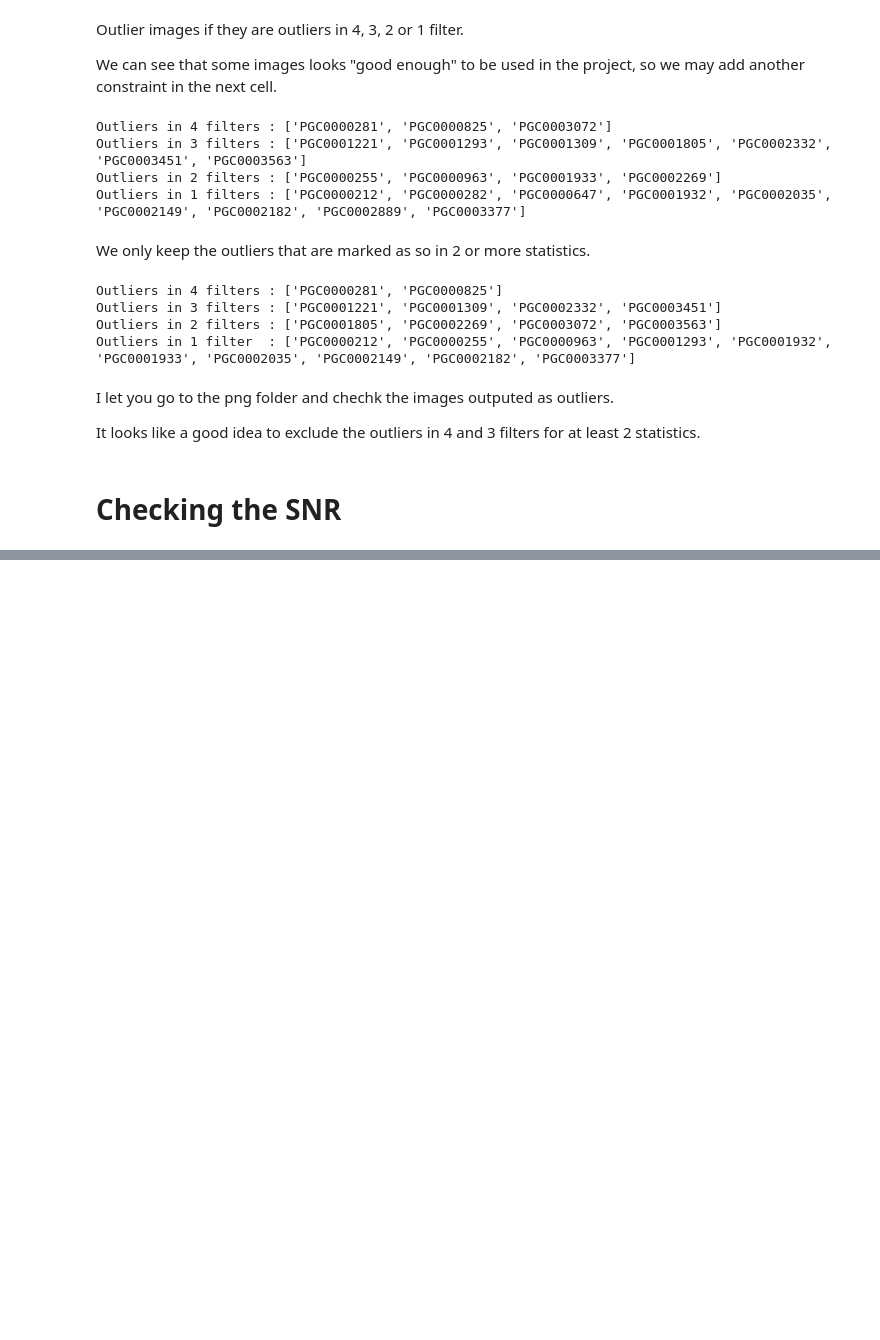
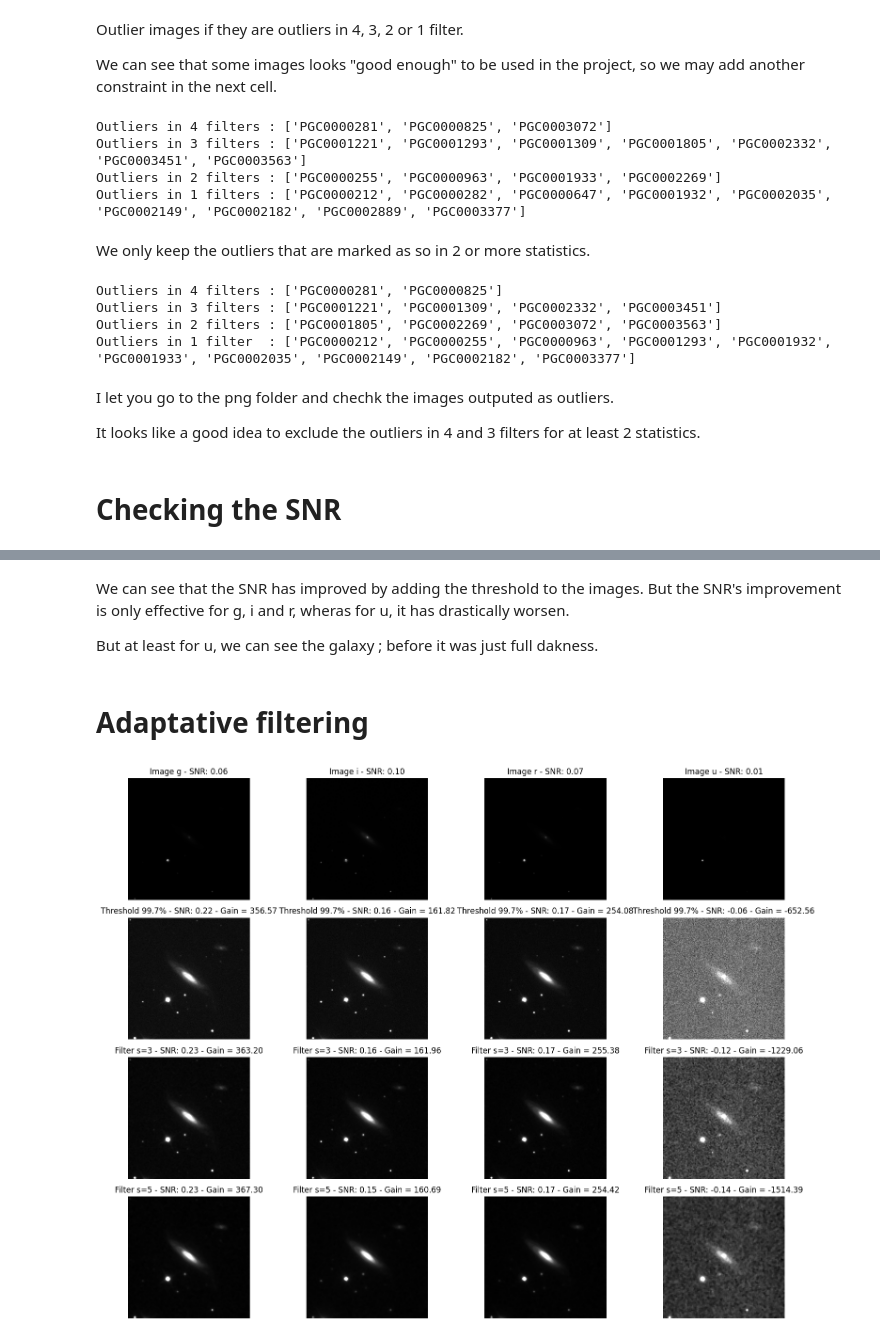
Before and after one commit to Linasa64/Galaxy_Morphology_Classification, a Jupyter notebook: code/statistical_analysis.ipynb, the cells around one changed output, grey strips where cells are left out. Saved outputs shown, nothing was run; the diff lists cells and outputs as text; code cells hidden in the pictures; blank space fills up the shorter version.

```diff
--- a/code/statistical_analysis.ipynb
+++ b/code/statistical_analysis.ipynb
@@ -259,0 +308,65 @@ It looks like a good idea to exclude the outliers in 4 and 3 filters for at leas
+# %% [markdown]
+We can see that the SNR has improved by adding the threshold to the images. But the SNR's improvement is only effective for g, i and r, wheras for u, it has drastically worsen.
+
+But at least for u, we can see the galaxy ; before it was just full dakness.
+# %% [markdown]
+# Adaptative filtering
+# %%
+from scipy.ndimage import median_filter
+
+def apply_adaptive_filtering(image_data, size=3):
+    return median_filter(image_data, size=size)
+
+def plot_images_with_percentile(galaxy):
+    start = "./../dataset/"
+    fits_files = [f"{start}{folder}/{galaxy}_{folder}.fits" for folder in ['g', 'i', 'r', 'u']]
+
+    fig, axes = plt.subplots(4, 4, figsize=(16, 12))
+
+    filters = ['g', 'i', 'r', 'u']
+
+    for i, fits_file in enumerate(fits_files):
+        hdul = fits.open(fits_file)
+        image_data = hdul[0].data
+
+        original_snr = compute_snr(image_data)
+
+        percentile = 99.7
+        scaled_image = apply_percentile_threshold(image_data, percentile)
+        scaled_snr = compute_snr(scaled_image)
+
+        ax = axes[0, i]
+        ax.imshow(image_data, cmap='gray', origin='lower')
+        ax.set_title(f'Image {filters[i]} - SNR: {original_snr:.2f}')
+        ax.axis('off')
+
+        ax = axes[1, i]
+        ax.imshow(scaled_image, cmap='gray', origin='lower')
+        ax.set_title(f'Threshold {percentile}% - SNR: {scaled_snr:.2f} - Gain = {scaled_snr / original_snr * 100:.2f}')
+        ax.axis('off')
+
+        size = 3
+        filtered_image = apply_adaptive_filtering(scaled_image, size=size)
+        filtered_snr = compute_snr(filtered_image)
+
+        ax = axes[2, i]
+        ax.imshow(filtered_image, cmap='gray', origin='lower')
+        ax.set_title(f'Filter s={size} - SNR: {filtered_snr:.2f} - Gain = {filtered_snr / original_snr * 100:.2f}')
+        ax.axis('off')
+
+        size = 5
+        filtered_image = apply_adaptive_filtering(scaled_image, size=size)
+        filtered_snr = compute_snr(filtered_image)
+
+        ax = axes[3, i]
+        ax.imshow(filtered_image, cmap='gray', origin='lower')
+        ax.set_title(f'Filter s={size} - SNR: {filtered_snr:.2f} - Gain = {filtered_snr / original_snr * 100:.2f}')
+        ax.axis('off')
+
+    plt.tight_layout()
+    plt.show()
+
+galaxy = 'PGC0000212'
+plot_images_with_percentile(galaxy)
+# %% [output]
+[figure, added]
```
Also changed, not shown: parts of 5 cells of this notebook.
